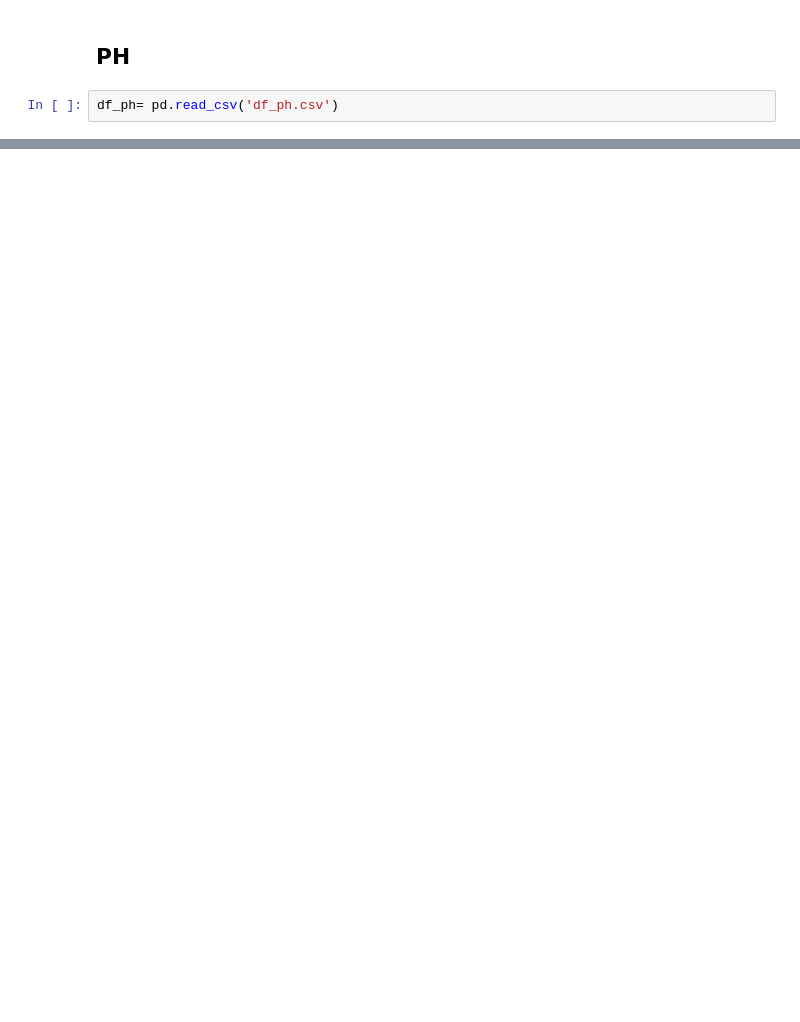
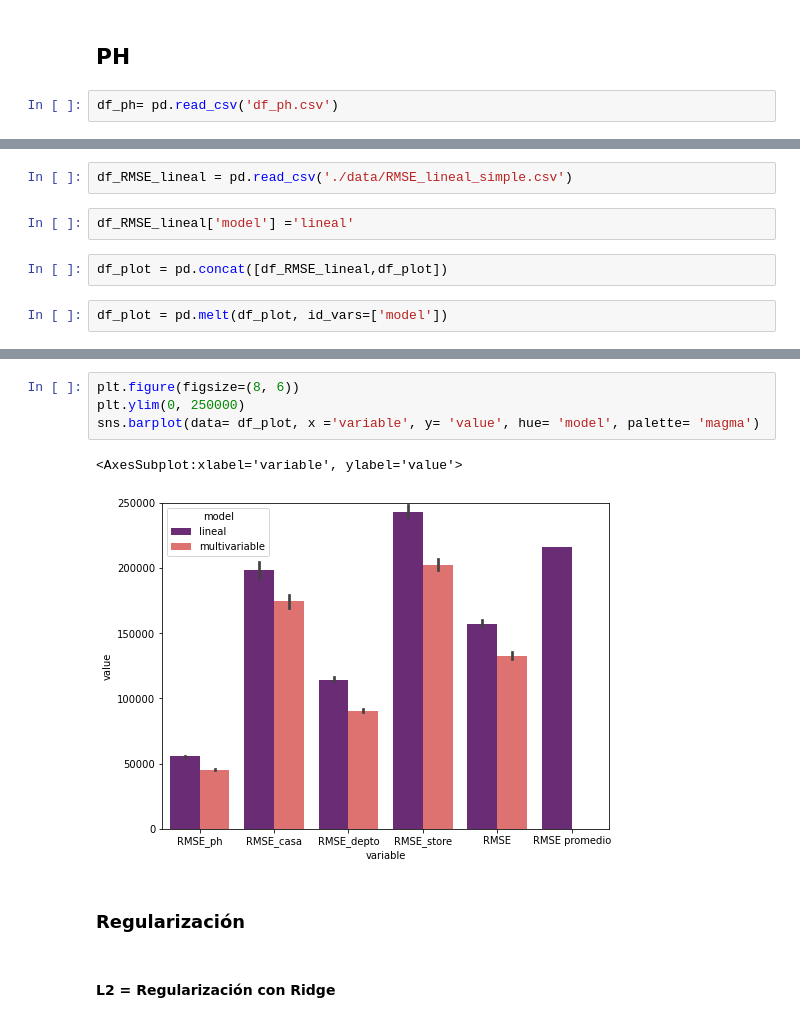
Before and after one commit to soledadh/limpieza_dataset_inmobiliario, a Jupyter notebook: multivariate_regression.ipynb, the cells around one changed output, grey strips where cells are left out. Cells and saved outputs as stored; diff of their text form; blank space fills up the shorter version.

```diff
--- a/multivariate_regression.ipynb
+++ b/multivariate_regression.ipynb
@@ -524,0 +315,8 @@ ax.set_xticklabels([0] + list(rmse_lin_sim.keys()))
+# %%
+df_RMSE_lineal = pd.read_csv('./data/RMSE_lineal_simple.csv')
+# %%
+df_RMSE_lineal['model'] ='lineal'
+# %%
+df_plot = pd.concat([df_RMSE_lineal,df_plot])
+# %%
+df_plot = pd.melt(df_plot, id_vars=['model'])
@@ -524,0 +329,11 @@ ax.set_xticklabels([0] + list(rmse_lin_sim.keys()))
+# %%
+plt.figure(figsize=(8, 6))
+plt.ylim(0, 250000)
+sns.barplot(data= df_plot, x ='variable', y= 'value', hue= 'model', palette= 'magma')
+# %% [output]
+<AxesSubplot:xlabel='variable', ylabel='value'>
+[figure, added]
+# %% [markdown]
+### Regularización
+# %% [markdown]
+#### L2 = Regularización con Ridge
```
Also changed, not shown: parts of 81 cells of this notebook.
